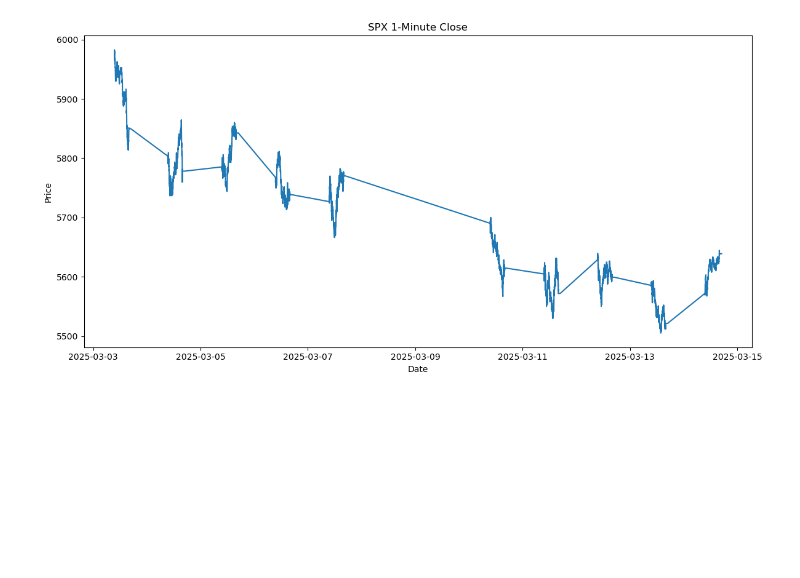
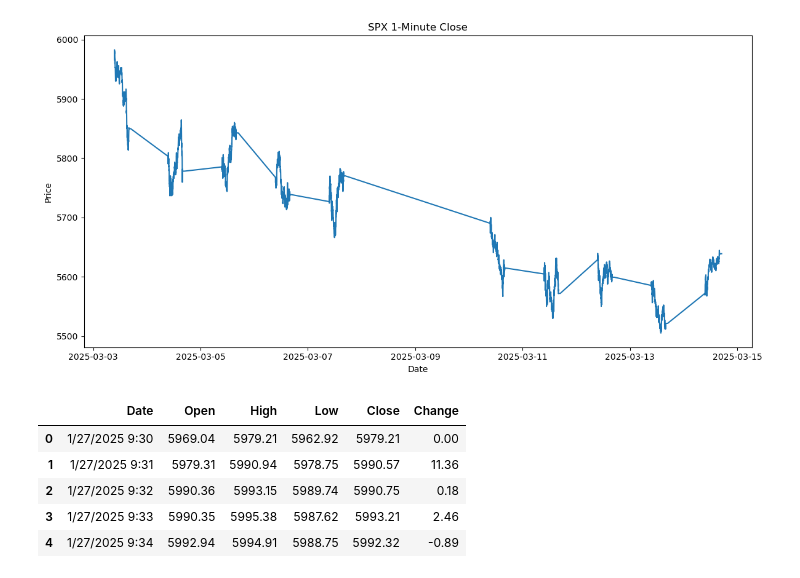
Before and after one commit to Kevin-finance/futures_basis, a Jupyter notebook: notebooks/SPX_processing.ipynb, the cells around one changed output. Cells and saved outputs as stored; diff of their text form; code cells hidden in the pictures; blank space fills up the shorter version.

```diff
--- a/notebooks/SPX_processing.ipynb
+++ b/notebooks/SPX_processing.ipynb
@@ -64,0 +79,9 @@ plt.show()
+# %%
+jan.head()
+# %% [output]
+|  | Date | Open | High | Low | Close | Change |
+| 0 | 1/27/2025 9:30 | 5969.04 | 5979.21 | 5962.92 | 5979.21 | 0.00 |
+| 1 | 1/27/2025 9:31 | 5979.31 | 5990.94 | 5978.75 | 5990.57 | 11.36 |
+| 2 | 1/27/2025 9:32 | 5990.36 | 5993.15 | 5989.74 | 5990.75 | 0.18 |
+| 3 | 1/27/2025 9:33 | 5990.35 | 5995.38 | 5987.62 | 5993.21 | 2.46 |
+| 4 | 1/27/2025 9:34 | 5992.94 | 5994.91 | 5988.75 | 5992.32 | -0.89 |
```
Also changed, not shown: parts of 12 cells of this notebook, 23 other files.
